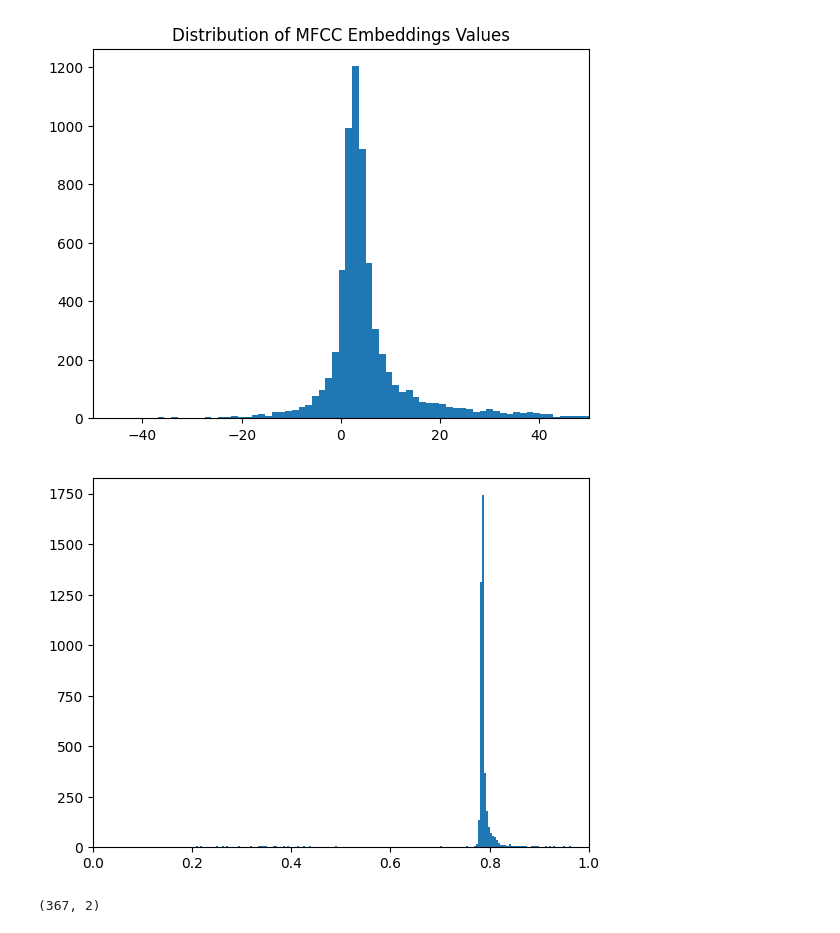
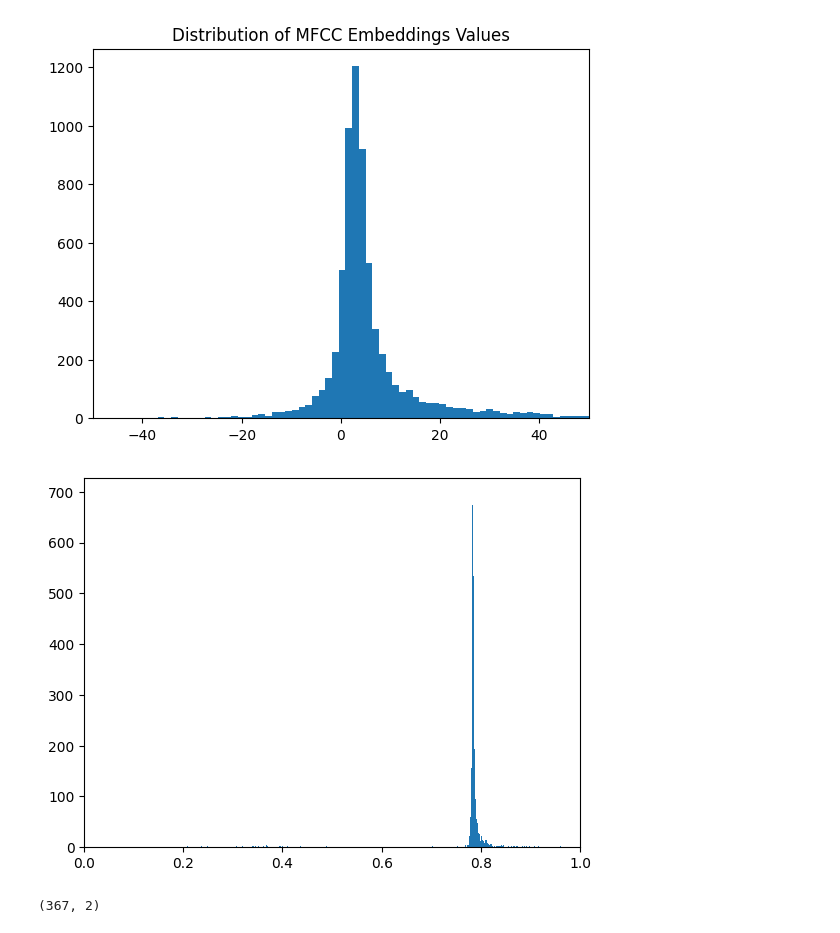
Before and after one commit to malekinho8/gass, a Jupyter notebook: dataset/tsne-from-preset-params.ipynb, the cells around one changed output. Drawn from its saved outputs; the diff is of its cells as text; code cells hidden in the pictures.

```diff
--- a/dataset/tsne-from-preset-params.ipynb
+++ b/dataset/tsne-from-preset-params.ipynb
@@ -170,11 +164,11 @@ plt.show()
 [figure]
 # %%
 # plot the distribution of filtered embeddings
-plt.hist(filtered_embeddings.flatten(), bins=250)
+plt.hist(filtered_embeddings.flatten(), bins=1000)
 plt.xlim([0,1])
 plt.show()
 # %% [output]
-[figure, old version]
+[figure, new version]
 # %%
 # get the TSNE transform
 transformed_data = generate_tsne(embeddings)
```
Also changed, not shown: parts of 6 cells of this notebook, 8 other files.
